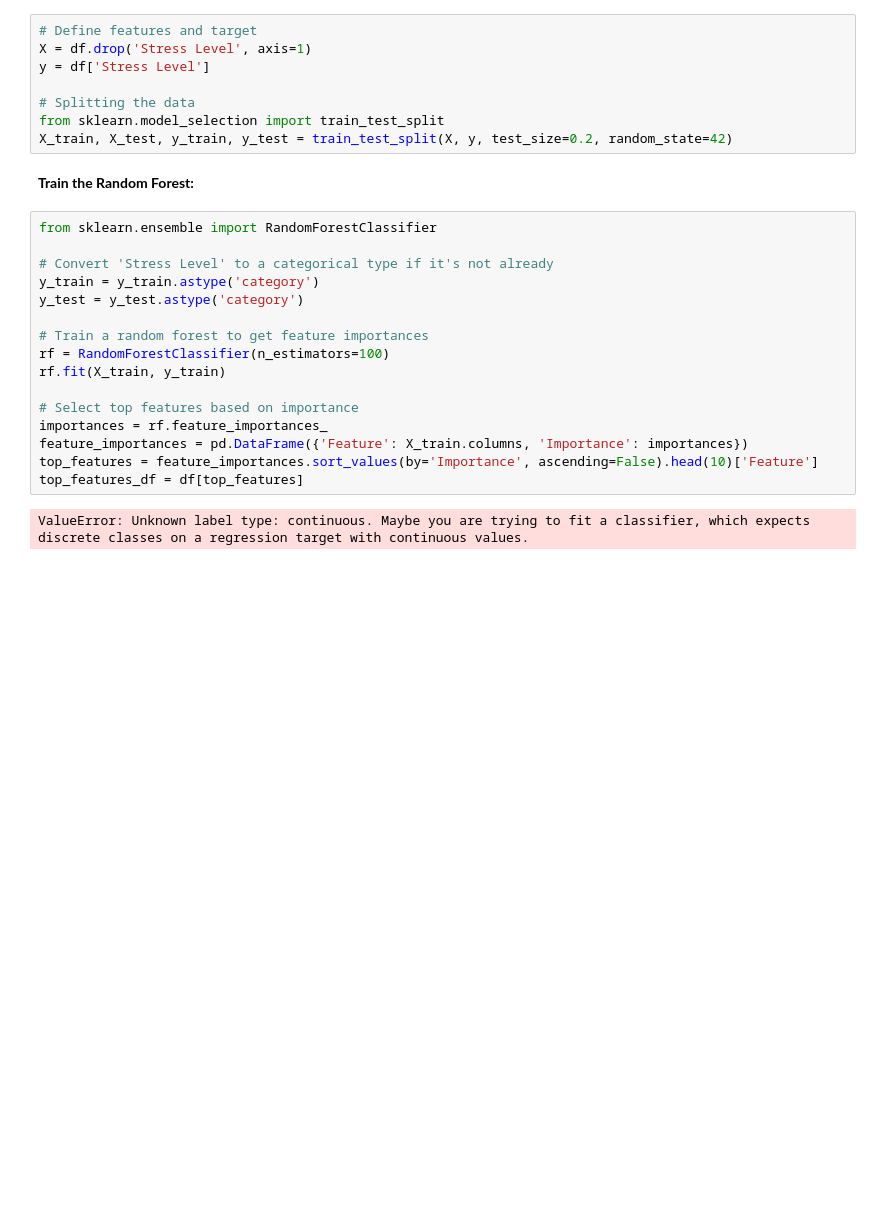
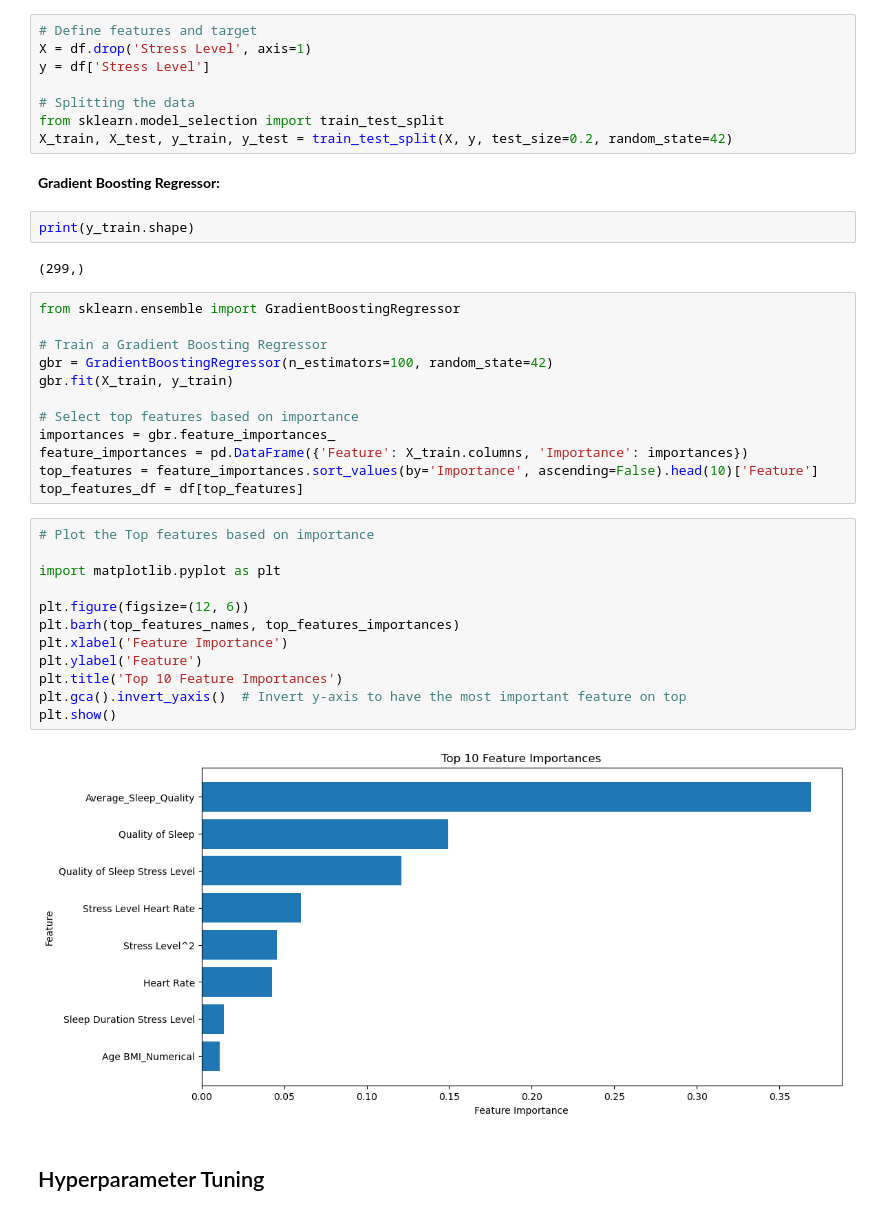
Before and after one commit to adrianbenitezrueda/ml-project, a Jupyter notebook: draft.ipynb, the cells around one changed output. Saved outputs shown, nothing was run; the diff lists cells and outputs as text; blank space fills up the shorter version.

```diff
--- a/draft.ipynb
+++ b/draft.ipynb
@@ -450,23 +359,37 @@ y = df['Stress Level']
 # Splitting the data
 from sklearn.model_selection import train_test_split
 X_train, X_test, y_train, y_test = train_test_split(X, y, test_size=0.2, random_state=42)
-# %% [markdown]
-**Train the Random Forest:**
+# %% [markdown]
+**Gradient Boosting Regressor:**
+# %%
+print(y_train.shape)
+# %% [output]
+(299,)
 # %%
-from sklearn.ensemble import RandomForestClassifier
+from sklearn.ensemble import GradientBoostingRegressor
 
-# Convert 'Stress Level' to a categorical type if it's not already
-y_train = y_train.astype('category')
-y_test = y_test.astype('category')
-
-# Train a random forest to get feature importances
-rf = RandomForestClassifier(n_estimators=100)
-rf.fit(X_train, y_train)
+# Train a Gradient Boosting Regressor
+gbr = GradientBoostingRegressor(n_estimators=100, random_state=42)
+gbr.fit(X_train, y_train)
 
 # Select top features based on importance
-importances = rf.feature_importances_
+importances = gbr.feature_importances_
 feature_importances = pd.DataFrame({'Feature': X_train.columns, 'Importance': importances})
 top_features = feature_importances.sort_values(by='Importance', ascending=False).head(10)['Feature']
 top_features_df = df[top_features]
-# %% [output]
-ValueError: Unknown label type: continuous. Maybe you are trying to fit a classifier, which expects discrete classes on a regression target with continuous values.
+# %%
+# Plot the Top features based on importance
+
+import matplotlib.pyplot as plt
+
+plt.figure(figsize=(12, 6))
+plt.barh(top_features_names, top_features_importances)
+plt.xlabel('Feature Importance')
+plt.ylabel('Feature')
+plt.title('Top 10 Feature Importances')
+plt.gca().invert_yaxis()  # Invert y-axis to have the most important feature on top
+plt.show()
+# %% [output]
+[figure, added]
+# %% [markdown]
+## Hyperparameter Tuning
```
Also changed, not shown: parts of 32 cells of this notebook.
